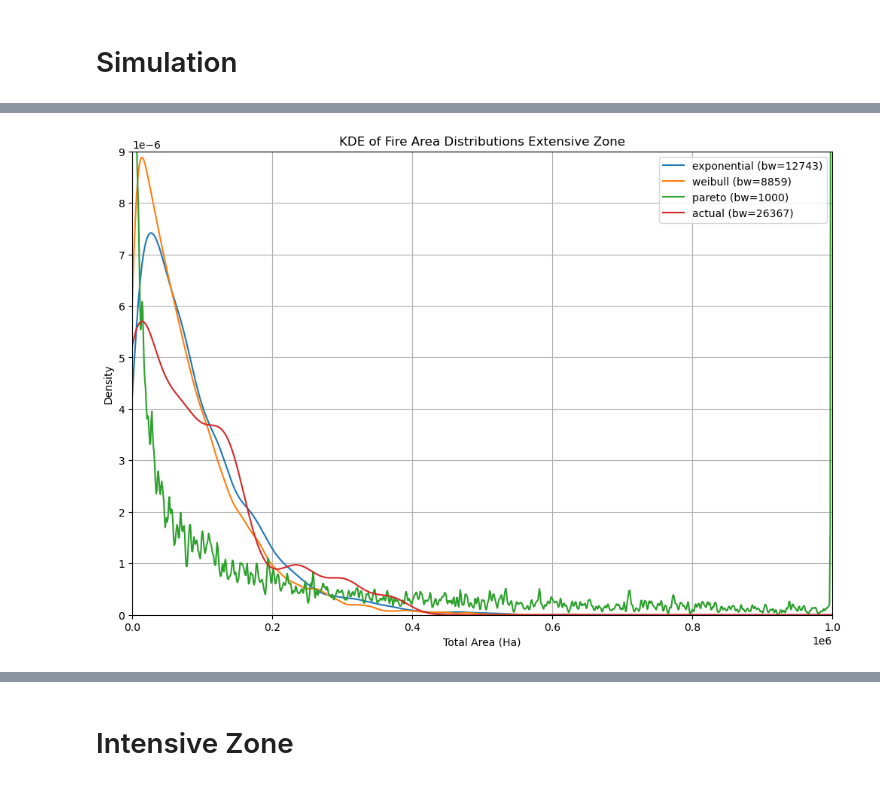
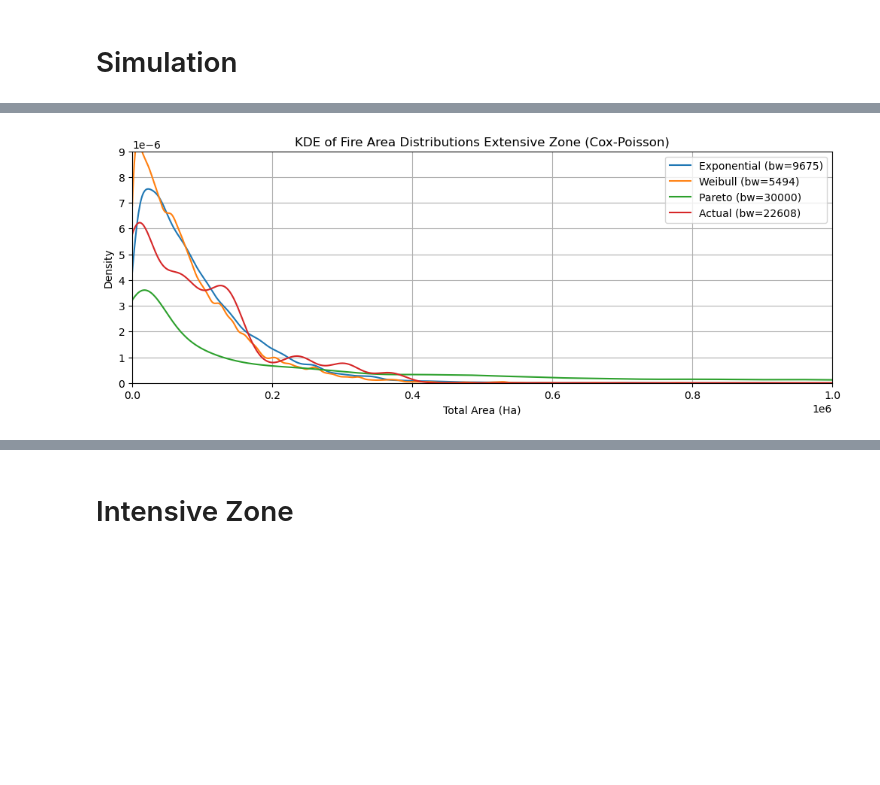
Before and after one commit to willseff/compound-poisson-fire-model, a Jupyter notebook: simulation_zones.ipynb, the cells around one changed output, grey strips where cells are left out. Saved outputs shown, nothing was run; the diff lists cells and outputs as text; code cells hidden in the pictures; blank space fills up the shorter version.

```diff
--- a/simulation_zones.ipynb
+++ b/simulation_zones.ipynb
@@ -154,39 +171,37 @@ plt.show()
-# %%
-# ...existing code...
-
-from sklearn.model_selection import GridSearchCV
-from sklearn.neighbors import KernelDensity
-import numpy as np
-
-plt.figure(figsize=(12, 8))
-
-for distribution in combined_df['distribution'].unique():
-    subset = combined_df[combined_df['distribution'] == distribution]['total_area'].dropna()
-    X = subset.values[:, None]
-
-    # Define a range of bandwidths to try
-    bandwidths = np.logspace(3, 6, 20)  # Adjust range as needed (e.g., 1e3 to 1e6)
-    grid = GridSearchCV(KernelDensity(kernel='gaussian'),
-                        {'bandwidth': bandwidths},
-                        cv=5)
-    grid.fit(X)
-
-    best_bandwidth = grid.best_params_['bandwidth']
-    kde = KernelDensity(kernel='gaussian', bandwidth=best_bandwidth)
-    kde.fit(X)
-
-    x_d = np.linspace(0, 1000000, 1000)
-    log_dens = kde.score_samples(x_d[:, None])
-    plt.plot(x_d, np.exp(log_dens), label=f"{distribution} (bw={best_bandwidth:.0f})")
-
-plt.title('KDE of Fire Area Distributions Extensive Zone')
-plt.xlabel('Total Area (Ha)')
-plt.ylabel('Density')
-plt.legend()
-plt.xlim(0, 1000000)
-plt.ylim(0, 0.000009)
-plt.grid()
-plt.show()
-# ...existing code...
-# %% [output]
-[figure, removed]
+# %%
+plt.figure(figsize=(12, 4))
+
+for distribution in combined_df['distribution'].unique():
+    full_data_distribution = combined_df[combined_df['distribution'] == distribution]
+    # Remove NaN and values > 1,000,000
+    subset = combined_df[
+        (combined_df['distribution'] == distribution) &
+        (combined_df['total_area'].notna())
+    ]['total_area']
+    X = subset.values[:, None]
+
+    # Define a range of bandwidths to try
+    bandwidths = np.logspace(np.log10(5000), np.log10(30000), 20) # Adjust range as needed (e.g., 1e3 to 1e6)
+    grid = GridSearchCV(KernelDensity(kernel='gaussian'),
+                        {'bandwidth': bandwidths},
+                        cv=5)
+    grid.fit(X)
+
+    best_bandwidth = grid.best_params_['bandwidth']
+    kde = KernelDensity(kernel='gaussian', bandwidth=best_bandwidth)
+    kde.fit(X)
+
+    x_d = np.linspace(0, 1000000, 1000)
+    log_dens = kde.score_samples(x_d[:, None])
+    plt.plot(x_d, np.exp(log_dens), label=f"{distribution.capitalize()} (bw={best_bandwidth:.0f})")
+
+plt.title('KDE of Fire Area Distributions Extensive Zone (Cox-Poisson)')
+plt.xlabel('Total Area (Ha)')
+plt.ylabel('Density')
+plt.legend()
+plt.xlim(0, 1000000)
+plt.ylim(0, 0.000009)
+plt.grid()
+plt.show()
+# %% [output]
+[figure, added]
```
Also changed, not shown: parts of 31 cells of this notebook.
